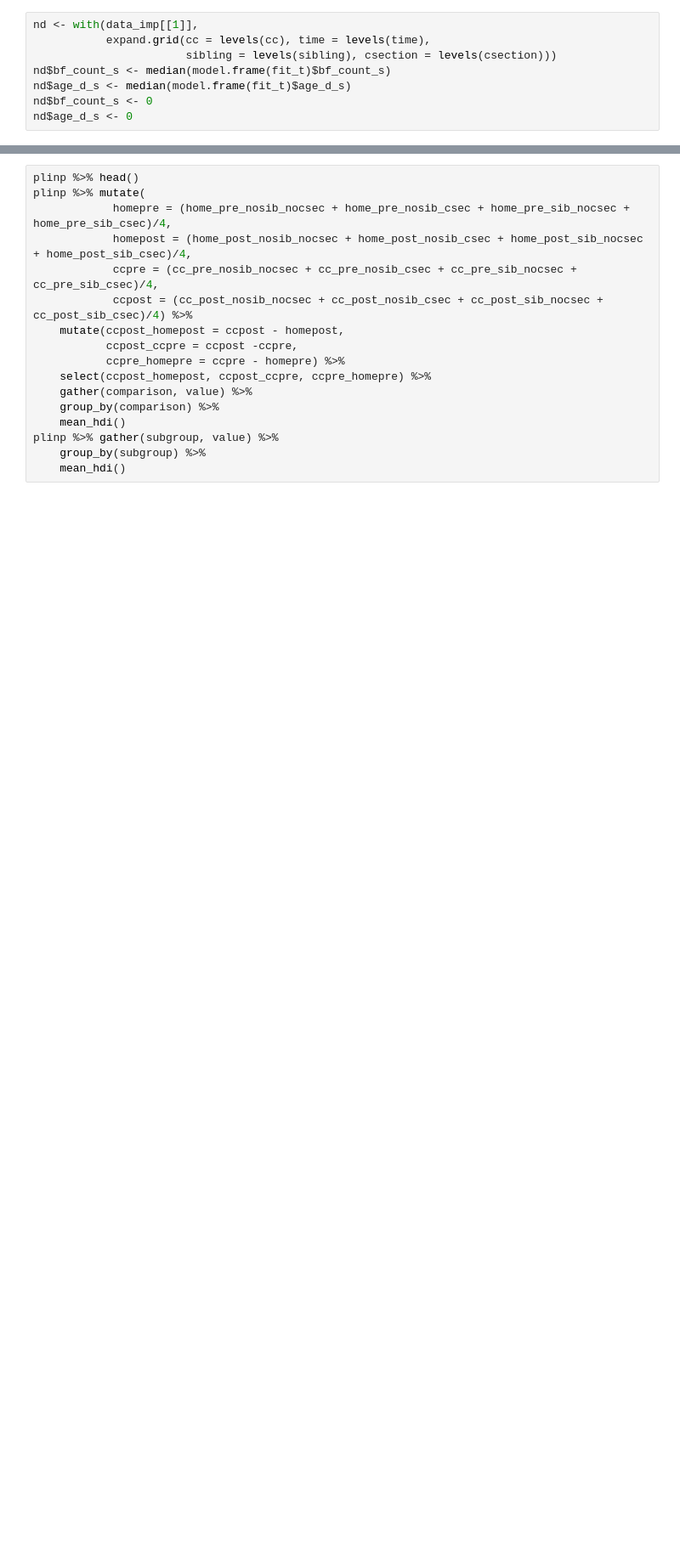
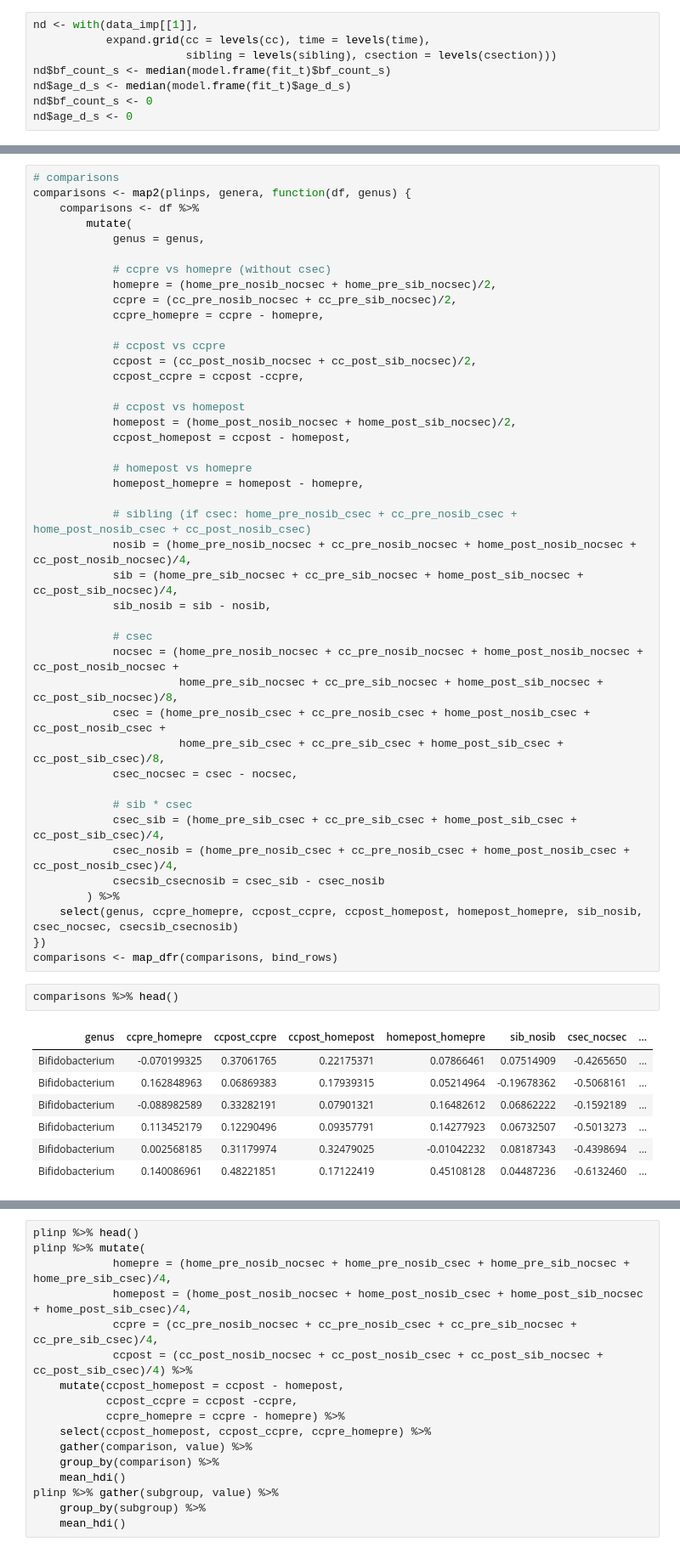
Before and after one commit to HenrikEckermann/bibo, a Jupyter notebook: notebooks/bayesian_diff_ab.ipynb, the cells around one changed output, grey strips where cells are left out. Shown at 85% size. Cells and saved outputs as stored; diff of their text form; blank space fills up the shorter version.

```diff
--- a/notebooks/bayesian_diff_ab.ipynb
+++ b/notebooks/bayesian_diff_ab.ipynb
@@ -561,0 +105,53 @@ colnames(plinp) <- c(
+# %%
+# comparisons
+comparisons <- map2(plinps, genera, function(df, genus) {
+    comparisons <- df %>%
+        mutate(
+            genus = genus,
+
+            # ccpre vs homepre (without csec)
+            homepre = (home_pre_nosib_nocsec + home_pre_sib_nocsec)/2,
+            ccpre = (cc_pre_nosib_nocsec + cc_pre_sib_nocsec)/2,
+            ccpre_homepre = ccpre - homepre,
+
+            # ccpost vs ccpre
+            ccpost = (cc_post_nosib_nocsec + cc_post_sib_nocsec)/2,
+            ccpost_ccpre = ccpost -ccpre,
+
+            # ccpost vs homepost
+            homepost = (home_post_nosib_nocsec + home_post_sib_nocsec)/2,
+            ccpost_homepost = ccpost - homepost,
+
+            # homepost vs homepre
+            homepost_homepre = homepost - homepre,
+
+            # sibling (if csec: home_pre_nosib_csec + cc_pre_nosib_csec + home_post_nosib_csec + cc_post_nosib_csec)
+            nosib = (home_pre_nosib_nocsec + cc_pre_nosib_nocsec + home_post_nosib_nocsec + cc_post_nosib_nocsec)/4,
+            sib = (home_pre_sib_nocsec + cc_pre_sib_nocsec + home_post_sib_nocsec + cc_post_sib_nocsec)/4,
+            sib_nosib = sib - nosib,
+
+            # csec
+            nocsec = (home_pre_nosib_nocsec + cc_pre_nosib_nocsec + home_post_nosib_nocsec + cc_post_nosib_nocsec +
+                      home_pre_sib_nocsec + cc_pre_sib_nocsec + home_post_sib_nocsec + cc_post_sib_nocsec)/8,
+            csec = (home_pre_nosib_csec + cc_pre_nosib_csec + home_post_nosib_csec + cc_post_nosib_csec +
+                      home_pre_sib_csec + cc_pre_sib_csec + home_post_sib_csec + cc_post_sib_csec)/8,
+            csec_nocsec = csec - nocsec,
+
+            # sib * csec
+            csec_sib = (home_pre_sib_csec + cc_pre_sib_csec + home_post_sib_csec + cc_post_sib_csec)/4,
+            csec_nosib = (home_pre_nosib_csec + cc_pre_nosib_csec + home_post_nosib_csec + cc_post_nosib_csec)/4,
+            csecsib_csecnosib = csec_sib - csec_nosib
+        ) %>%
+    select(genus, ccpre_homepre, ccpost_ccpre, ccpost_homepost, homepost_homepre, sib_nosib, csec_nocsec, csecsib_csecnosib)
+})
+comparisons <- map_dfr(comparisons, bind_rows)
+# %%
+comparisons %>% head()
+# %% [output]
+| genus | ccpre_homepre | ccpost_ccpre | ccpost_homepost | homepost_homepre | sib_nosib | csec_nocsec | ... |
+| Bifidobacterium | -0.070199325 | 0.37061765 | 0.22175371 | 0.07866461 | 0.07514909 | -0.4265650 | ... |
+| Bifidobacterium | 0.162848963 | 0.06869383 | 0.17939315 | 0.05214964 | -0.19678362 | -0.5068161 | ... |
+| Bifidobacterium | -0.088982589 | 0.33282191 | 0.07901321 | 0.16482612 | 0.06862222 | -0.1592189 | ... |
+| Bifidobacterium | 0.113452179 | 0.12290496 | 0.09357791 | 0.14277923 | 0.06732507 | -0.5013273 | ... |
+| Bifidobacterium | 0.002568185 | 0.31179974 | 0.32479025 | -0.01042232 | 0.08187343 | -0.4398694 | ... |
+| Bifidobacterium | 0.140086961 | 0.48221851 | 0.17122419 | 0.45108128 | 0.04487236 | -0.6132460 | ... |
```
Also changed, not shown: parts of 26 cells of this notebook, 1 other file.
